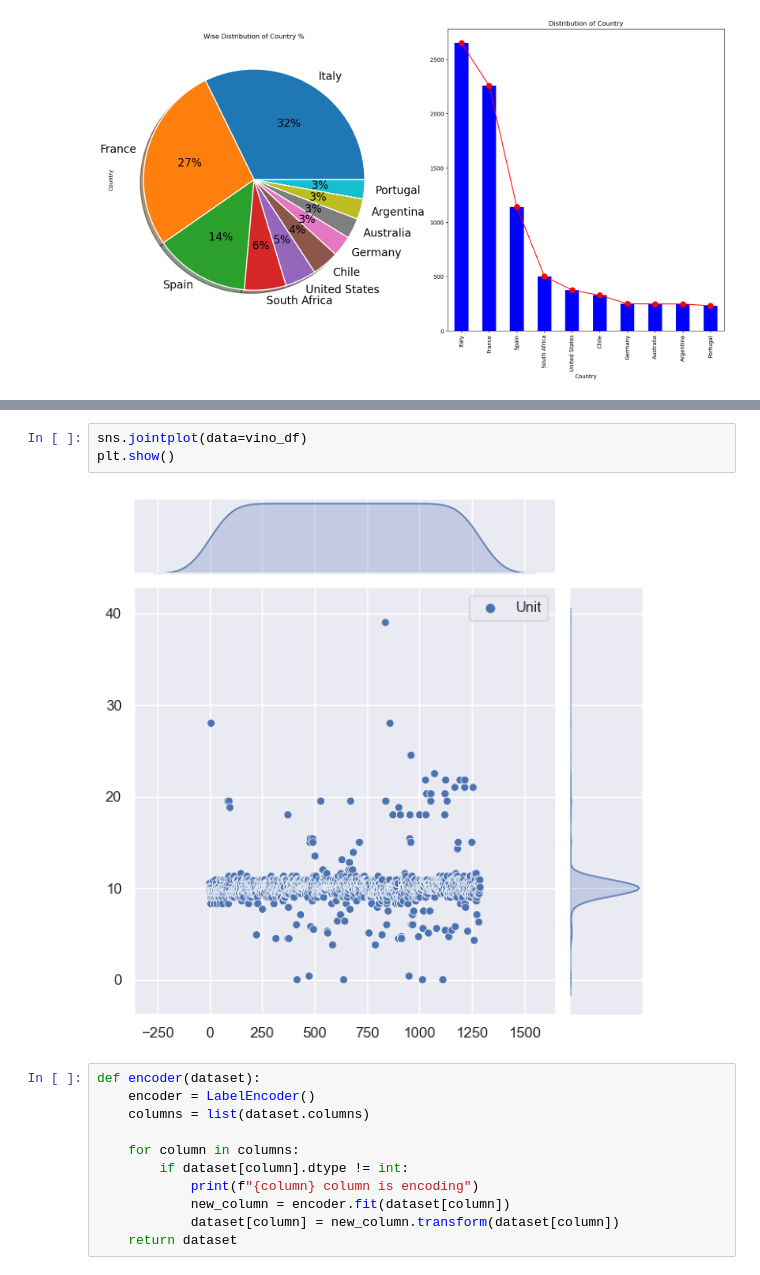
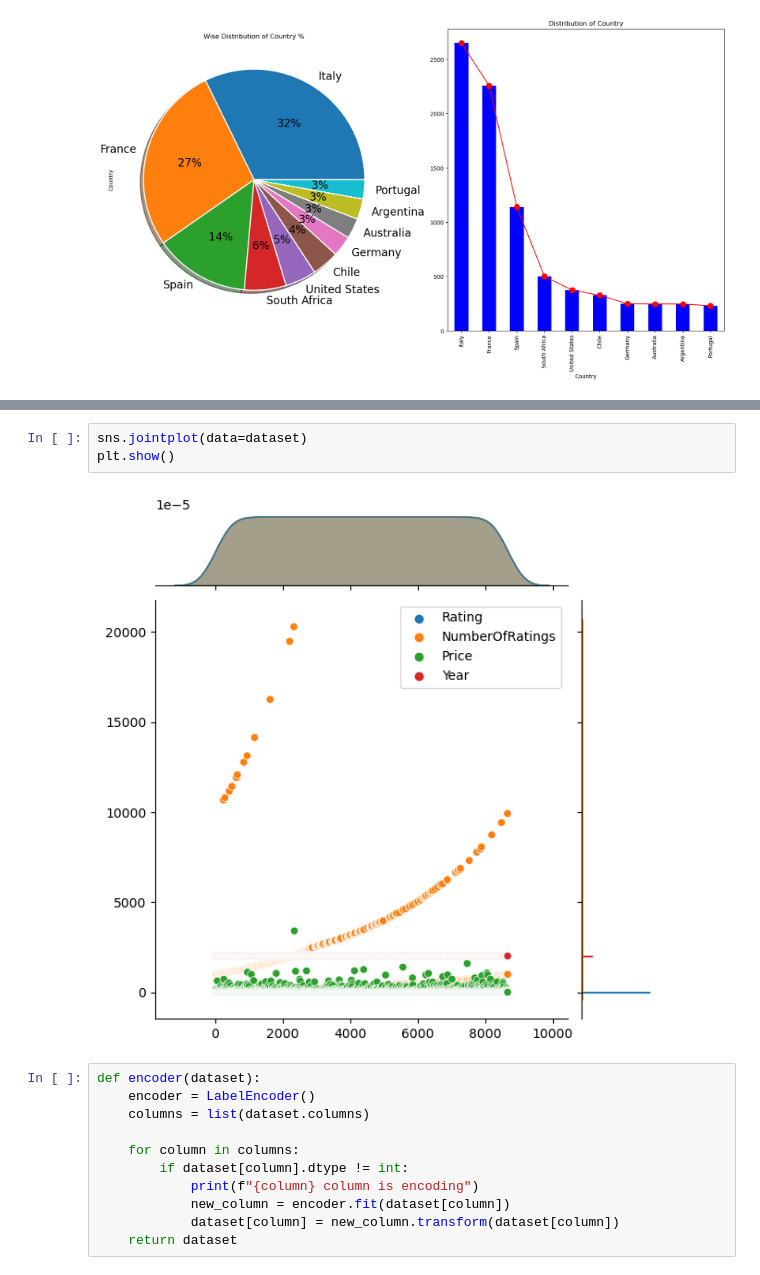
Before and after one commit to abdullaabdukulov/02-Data-Science-My-Vivino, a Jupyter notebook: my_vivino.ipynb, the cells around one changed output, grey strips where cells are left out. Cells and saved outputs as stored; diff of their text form.

```diff
--- a/my_vivino.ipynb
+++ b/my_vivino.ipynb
@@ -137,8 +137,8 @@ dataset_rating_years(dataset)
 # %%
-sns.jointplot(data=vino_df)
+sns.jointplot(data=dataset)
 plt.show()
 # %% [output]
-[figure, old version]
+[figure, new version]
 # %%
 def encoder(dataset):
     encoder = LabelEncoder()
```
Also changed, not shown: parts of 9 cells of this notebook, 2 other files.
